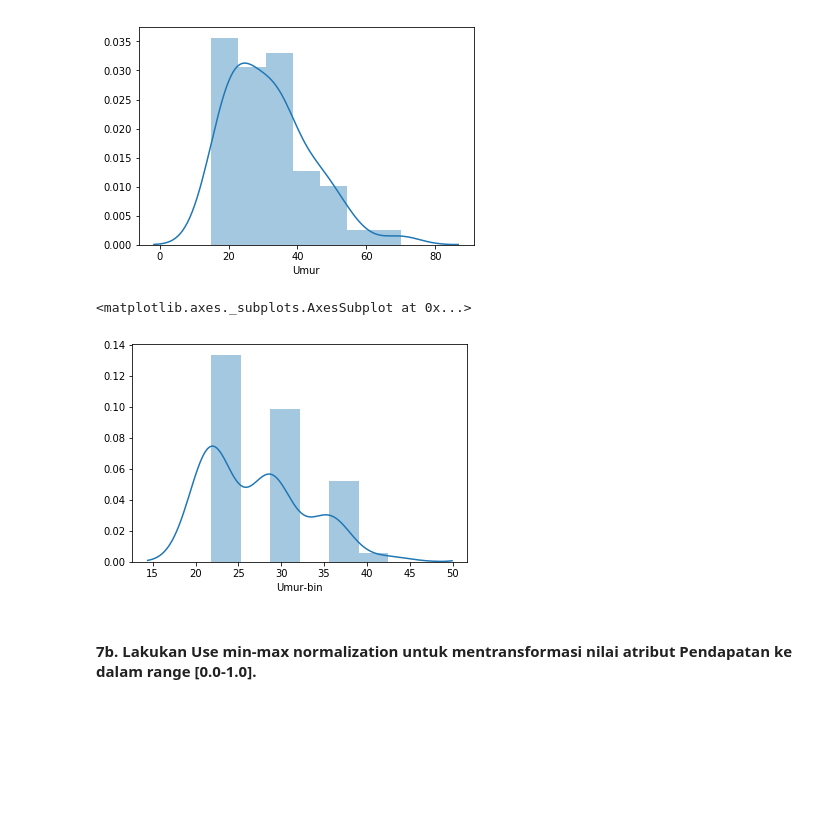
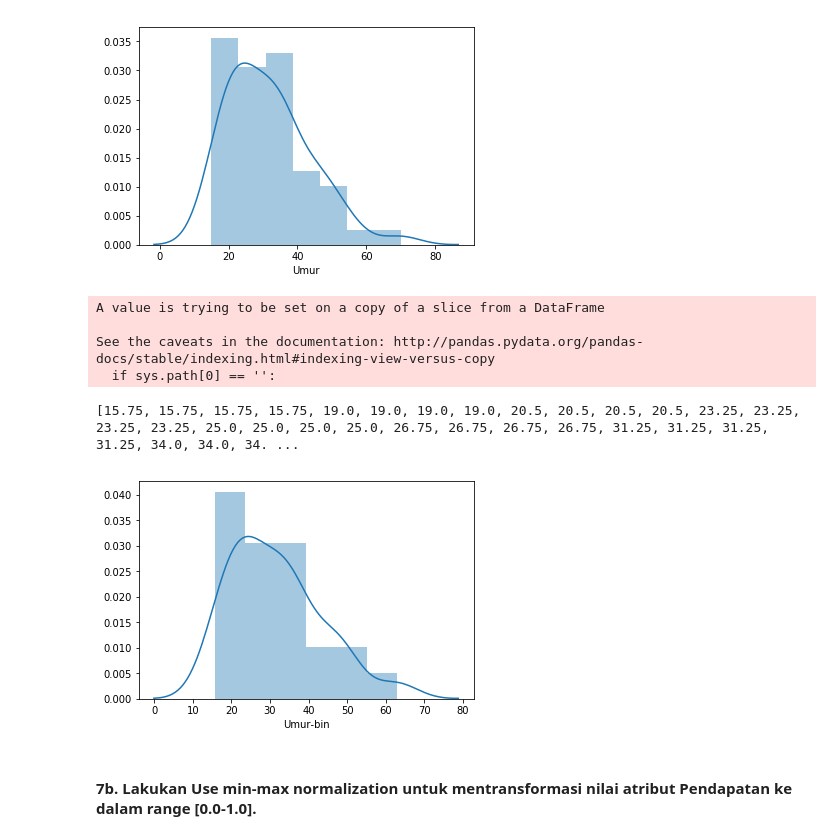
Before and after one commit to prayanatrisna/python-notebook, a Jupyter notebook: exploration-data-science/Tugas Eksplorasi.ipynb, the cells around one changed output. Saved outputs shown, nothing was run; the diff lists cells and outputs as text; code cells hidden in the pictures; blank space fills up the shorter version.

```diff
--- a/exploration-data-science/Tugas Eksplorasi.ipynb
+++ b/exploration-data-science/Tugas Eksplorasi.ipynb
@@ -133,12 +133,30 @@ sns.distplot(data['Umur'])
 # %% [output]
 <matplotlib.axes._subplots.AxesSubplot at 0x...>
 [figure]
-# %%
-data['Umur-bin'] = [(pd.cut(data['Umur'],4)[x].left+pd.cut(data['Umur'],4)[0].right)/2 for x in range(len(data['Umur']))]
-sns.distplot(data['Umur-bin'])
-# %% [output]
-<matplotlib.axes._subplots.AxesSubplot at 0x...>
-[figure, removed]
+# %%
+from math import ceil
+depth = 4
+partition = ceil(len(data)/depth)
+lower_bound = 0
+upper_bound = depth
+bins = []
+data['Umur-bin'] = 0.0
+for i in range(partition):
+    bin_value = np.mean(data.Umur.sort_values()[lower_bound:upper_bound])
+    member = list(data.Umur.sort_values()[lower_bound:upper_bound].index)
+    for idx in member:
+        data['Umur-bin'][idx] = bin_value
+    lower_bound = upper_bound
+    upper_bound = upper_bound + depth
+sns.distplot(data['Umur-bin'])
+print(list(data['Umur-bin'].sort_values()))
+# %% [output]
+A value is trying to be set on a copy of a slice from a DataFrame
+
+See the caveats in the documentation: http://pandas.pydata.org/pandas-docs/stable/indexing.html#indexing-view-versus-copy
+  if sys.path[0] == '':
+[15.75, 15.75, 15.75, 15.75, 19.0, 19.0, 19.0, 19.0, 20.5, 20.5, 20.5, 20.5, 23.25, 23.25, 23.25, 23.25, 25.0, 25.0, 25.0, 25.0, 26.75, 26.75, 26.75, 26.75, 31.25, 31.25, 31.25, 31.25, 34.0, 34.0, 34. ...
+[figure, added]
 # %% [markdown]
 #### 7b.	Lakukan Use min-max normalization untuk mentransformasi nilai atribut Pendapatan ke dalam range [0.0-1.0].
 # %%
```
Also changed, not shown: parts of 4 cells of this notebook.
